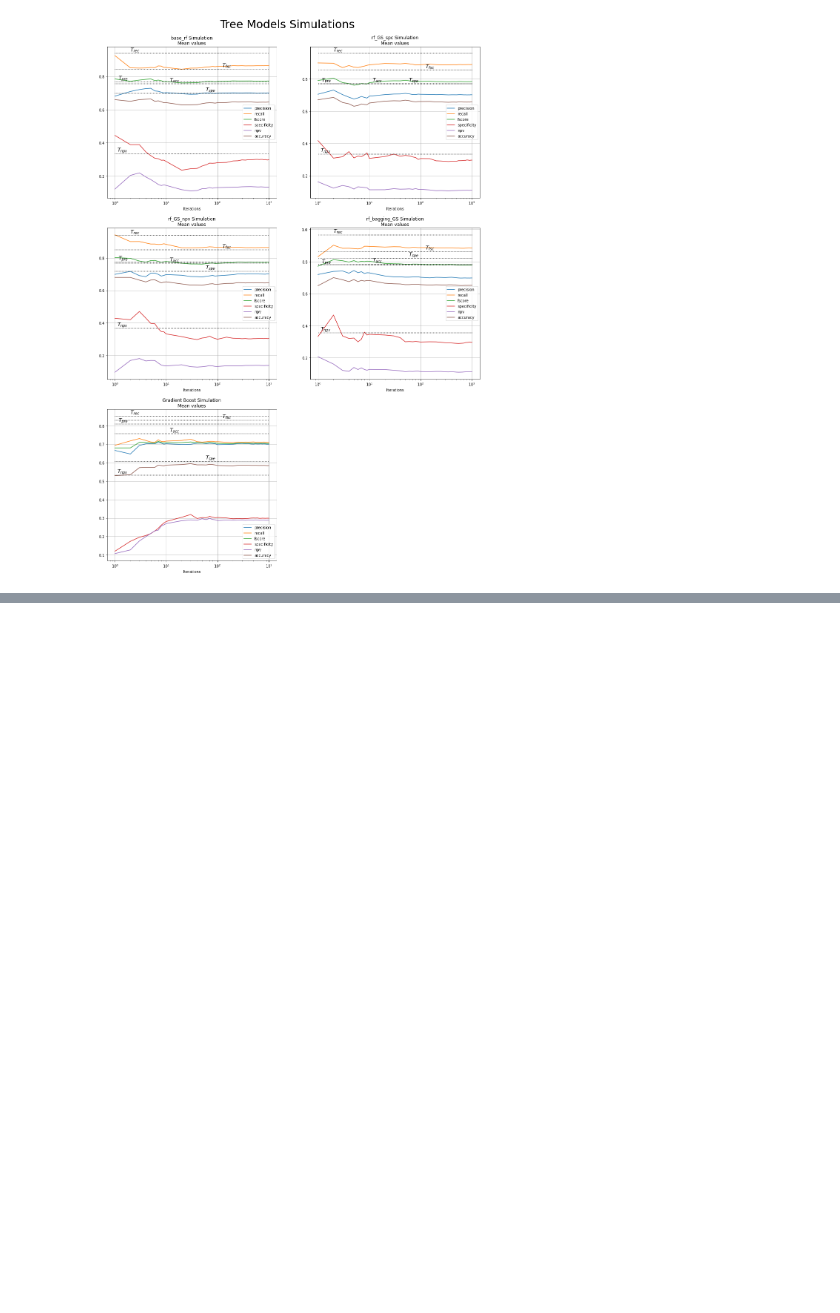
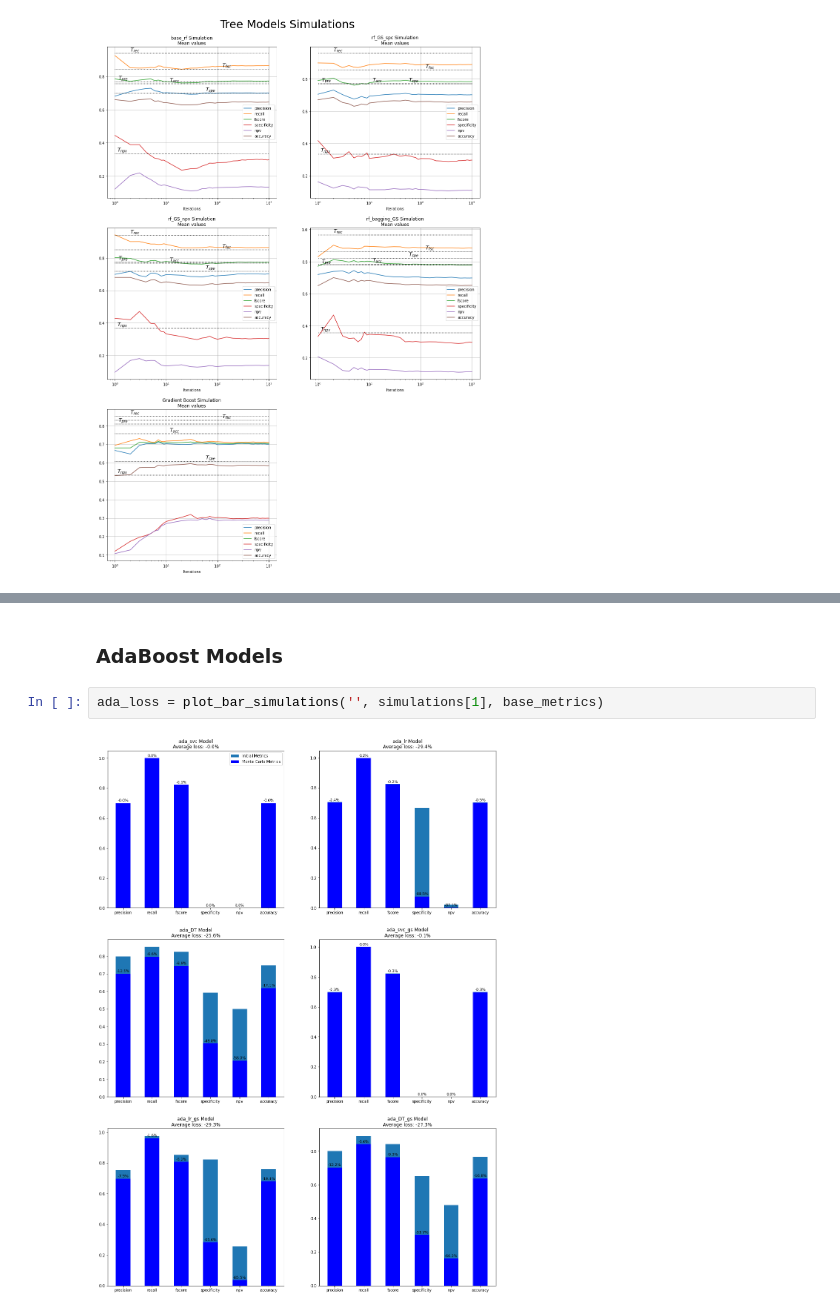
Before and after one commit to pagutierreza/Supervised-Learning-Classification, a Jupyter notebook: Montecarlo simulations_01.ipynb, the cells around one changed output, grey strips where cells are left out. Drawn from its saved outputs; the diff is of its cells as text; blank space fills up the shorter version.

```diff
--- a/Montecarlo simulations_01.ipynb
+++ b/Montecarlo simulations_01.ipynb
@@ -528,0 +607,6 @@ plot_simulations('Tree Models Simulations', simulations[3], base_metrics)
+# %% [markdown]
+### AdaBoost Models
+# %%
+ada_loss = plot_bar_simulations('', simulations[1], base_metrics)
+# %% [output]
+[figure, added]
```
Also changed, not shown: parts of 24 cells of this notebook, 1 other file.
